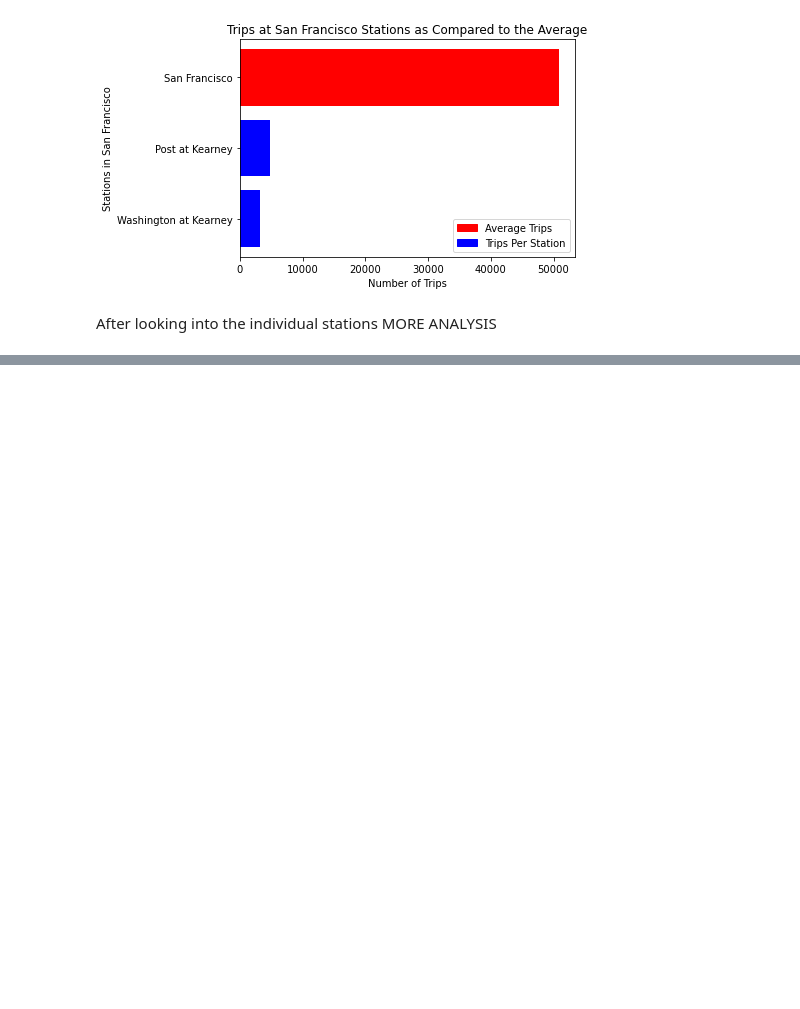
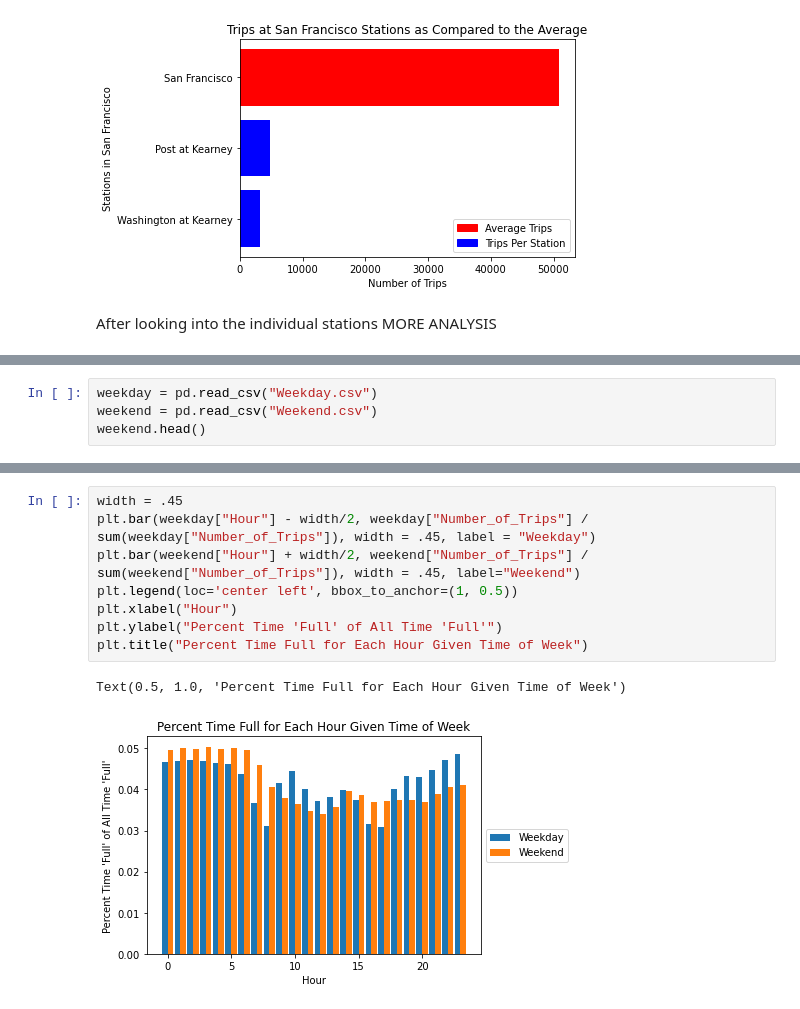
Before and after one commit to isaacvernon1/w205Project1, a Jupyter notebook: Project_1.ipynb, the cells around one changed output, grey strips where cells are left out. Cells and saved outputs as stored; diff of their text form; blank space fills up the shorter version.

```diff
--- a/Project_1.ipynb
+++ b/Project_1.ipynb
@@ -820,0 +900,4 @@ After looking into the individual stations MORE ANALYSIS
+# %%
+weekday = pd.read_csv("Weekday.csv")
+weekend = pd.read_csv("Weekend.csv")
+weekend.head()
@@ -820,0 +911,11 @@ After looking into the individual stations MORE ANALYSIS
+# %%
+width = .45
+plt.bar(weekday["Hour"] - width/2, weekday["Number_of_Trips"] / sum(weekday["Number_of_Trips"]), width = .45, label = "Weekday")
+plt.bar(weekend["Hour"] + width/2, weekend["Number_of_Trips"] / sum(weekend["Number_of_Trips"]), width = .45, label="Weekend")
+plt.legend(loc='center left', bbox_to_anchor=(1, 0.5))
+plt.xlabel("Hour")
+plt.ylabel("Percent Time 'Full' of All Time 'Full'")
+plt.title("Percent Time Full for Each Hour Given Time of Week")
+# %% [output]
+Text(0.5, 1.0, 'Percent Time Full for Each Hour Given Time of Week')
+[figure, added]
```
Also changed, not shown: parts of 8 cells of this notebook.
